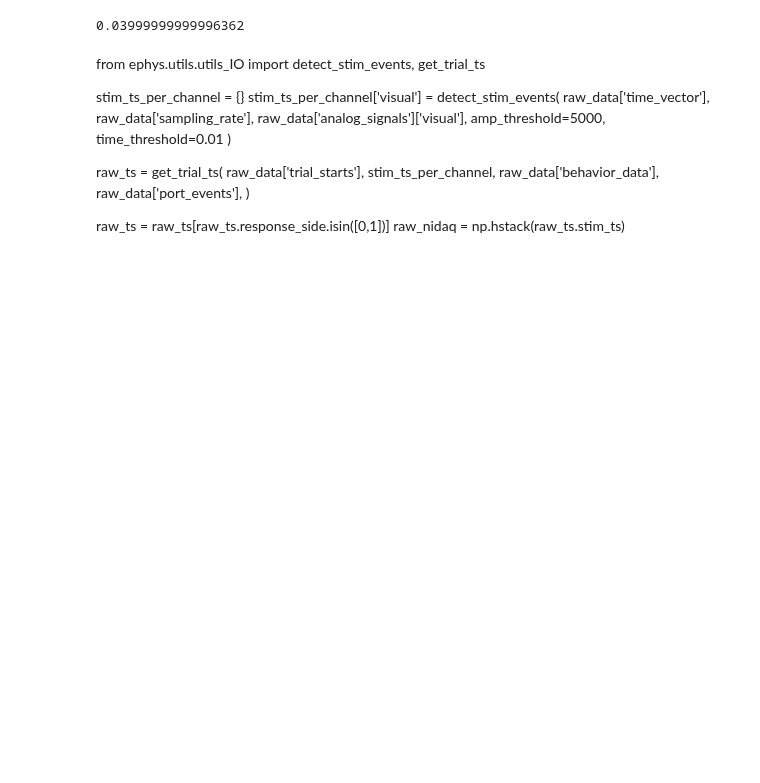
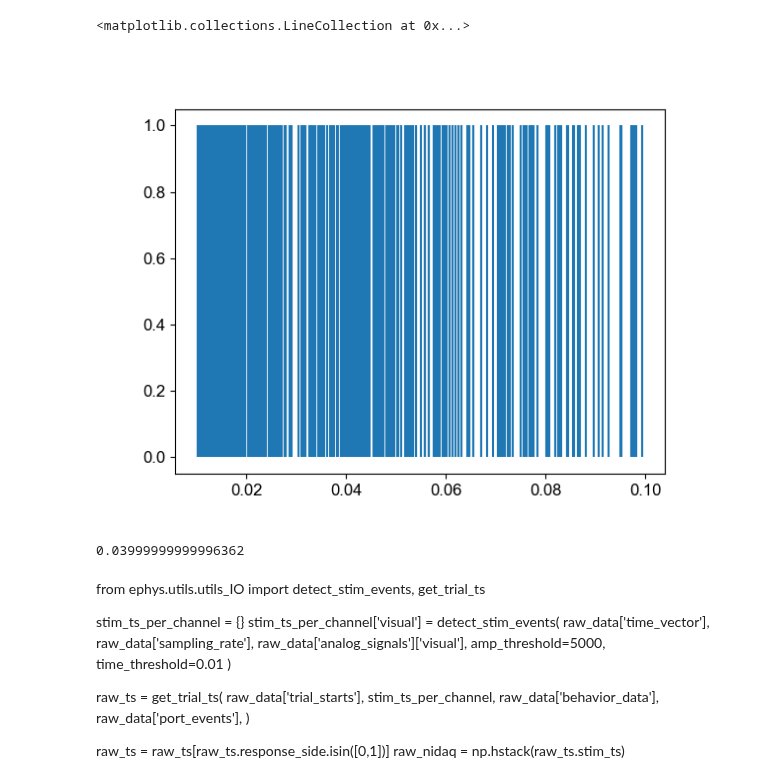
Before and after one commit to rojasgabriel/ephys, a Jupyter notebook: notebooks/debug_stim_times.ipynb, the cells around one changed output. Saved outputs shown, nothing was run; the diff lists cells and outputs as text; code cells hidden in the pictures; blank space fills up the shorter version.

```diff
--- a/notebooks/debug_stim_times.ipynb
+++ b/notebooks/debug_stim_times.ipynb
@@ -51,3 +128,9 @@ first_nidaq_ts = np.hstack(trial_ts.first_stim_ts)
+# %%
+plt.figure()
+plt.vlines(chicadata.PreStimPeriod.apply(lambda x: np.diff(x)[0]), 0, 1)
+# %% [output]
+<matplotlib.collections.LineCollection at 0x...>
+[figure, added]
 # %%
 # corrected_bpod_ts = np.hstack(bpod_data.bpod_ts - (bpod_data.trial_start - trial_ts.trial_start))
 corrected_chica_ts = np.hstack(
```
Also changed, not shown: parts of 15 cells of this notebook.
